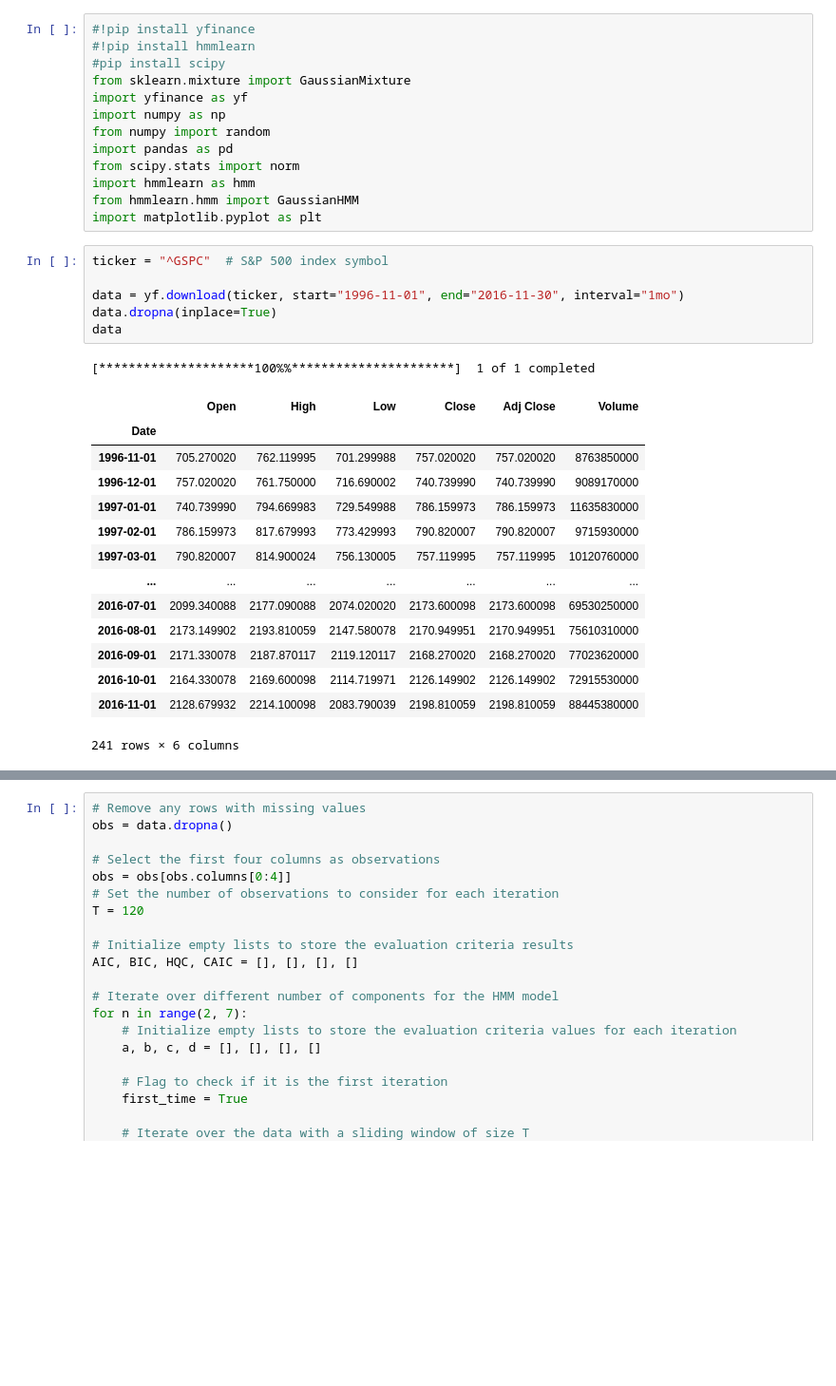
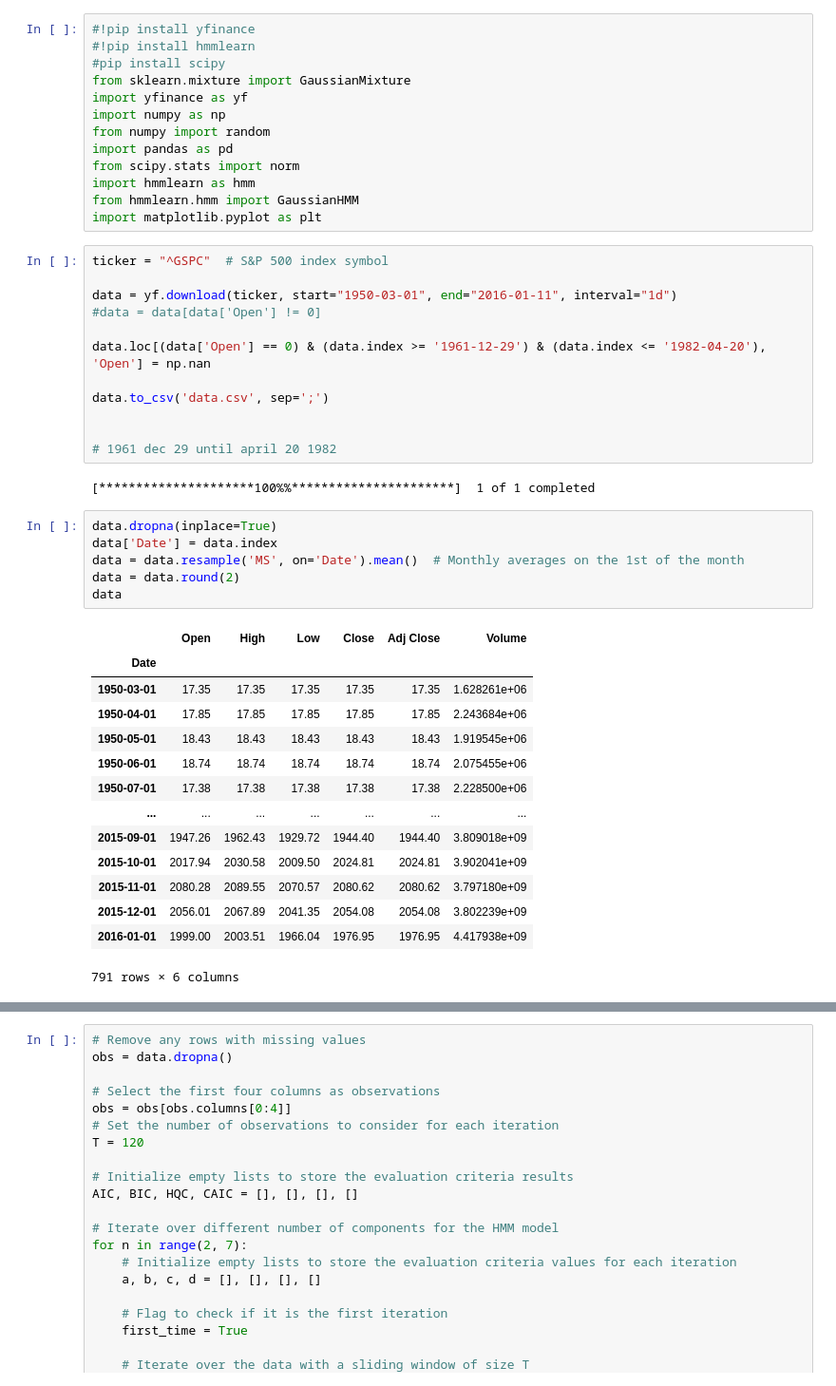
Before and after one commit to rinaaro/TS-project---HMM, a Jupyter notebook: Data_collection.ipynb, the cells around one changed output, grey strips where cells are left out. Shown at 95% size. Saved outputs shown, nothing was run; the diff lists cells and outputs as text; blank space fills up the shorter version.

```diff
--- a/Data_collection.ipynb
+++ b/Data_collection.ipynb
@@ -14,25 +14,38 @@ import matplotlib.pyplot as plt
 # %%
 ticker = "^GSPC"  # S&P 500 index symbol
 
-data = yf.download(ticker, start="1996-11-01", end="2016-11-30", interval="1mo")
-data.dropna(inplace=True)
-data
+data = yf.download(ticker, start="1950-03-01", end="2016-01-11", interval="1d")
+#data = data[data['Open'] != 0]
+
+data.loc[(data['Open'] == 0) & (data.index >= '1961-12-29') & (data.index <= '1982-04-20'), 'Open'] = np.nan
+
+data.to_csv('data.csv', sep=';')
+
+
+# 1961 dec 29 until april 20 1982
 # %% [output]
 [*********************100%%**********************]  1 of 1 completed
-|  | Open | High | Low | Close | Adj Close | Volume |
-| Date |  |  |  |  |  |  |
-| 1996-11-01 | 705.270020 | 762.119995 | 701.299988 | 757.020020 | 757.020020 | 8763850000 |
-| 1996-12-01 | 757.020020 | 761.750000 | 716.690002 | 740.739990 | 740.739990 | 9089170000 |
-| 1997-01-01 | 740.739990 | 794.669983 | 729.549988 | 786.159973 | 786.159973 | 11635830000 |
-| 1997-02-01 | 786.159973 | 817.679993 | 773.429993 | 790.820007 | 790.820007 | 9715930000 |
-| 1997-03-01 | 790.820007 | 814.900024 | 756.130005 | 757.119995 | 757.119995 | 10120760000 |
-| ... | ... | ... | ... | ... | ... | ... |
-| 2016-07-01 | 2099.340088 | 2177.090088 | 2074.020020 | 2173.600098 | 2173.600098 | 69530250000 |
-| 2016-08-01 | 2173.149902 | 2193.810059 | 2147.580078 | 2170.949951 | 2170.949951 | 75610310000 |
-| 2016-09-01 | 2171.330078 | 2187.870117 | 2119.120117 | 2168.270020 | 2168.270020 | 77023620000 |
-| 2016-10-01 | 2164.330078 | 2169.600098 | 2114.719971 | 2126.149902 | 2126.149902 | 72915530000 |
-| 2016-11-01 | 2128.679932 | 2214.100098 | 2083.790039 | 2198.810059 | 2198.810059 | 88445380000 |
-241 rows × 6 columns
+# %%
+data.dropna(inplace=True)
+data['Date'] = data.index
+data = data.resample('MS', on='Date').mean()  # Monthly averages on the 1st of the month
+data = data.round(2)
+data
+# %% [output]
+|  | Open | High | Low | Close | Adj Close | Volume |
+| Date |  |  |  |  |  |  |
+| 1950-03-01 | 17.35 | 17.35 | 17.35 | 17.35 | 17.35 | 1.628261e+06 |
+| 1950-04-01 | 17.85 | 17.85 | 17.85 | 17.85 | 17.85 | 2.243684e+06 |
+| 1950-05-01 | 18.43 | 18.43 | 18.43 | 18.43 | 18.43 | 1.919545e+06 |
+| 1950-06-01 | 18.74 | 18.74 | 18.74 | 18.74 | 18.74 | 2.075455e+06 |
+| 1950-07-01 | 17.38 | 17.38 | 17.38 | 17.38 | 17.38 | 2.228500e+06 |
+| ... | ... | ... | ... | ... | ... | ... |
+| 2015-09-01 | 1947.26 | 1962.43 | 1929.72 | 1944.40 | 1944.40 | 3.809018e+09 |
+| 2015-10-01 | 2017.94 | 2030.58 | 2009.50 | 2024.81 | 2024.81 | 3.902041e+09 |
+| 2015-11-01 | 2080.28 | 2089.55 | 2070.57 | 2080.62 | 2080.62 | 3.797180e+09 |
+| 2015-12-01 | 2056.01 | 2067.89 | 2041.35 | 2054.08 | 2054.08 | 3.802239e+09 |
+| 2016-01-01 | 1999.00 | 2003.51 | 1966.04 | 1976.95 | 1976.95 | 4.417938e+09 |
+791 rows × 6 columns
 # %%
 descriptive_stats = {
     "Price": ["Open", "High", "Low", "Close"],
```
Also changed, not shown: parts of 2 cells of this notebook.
